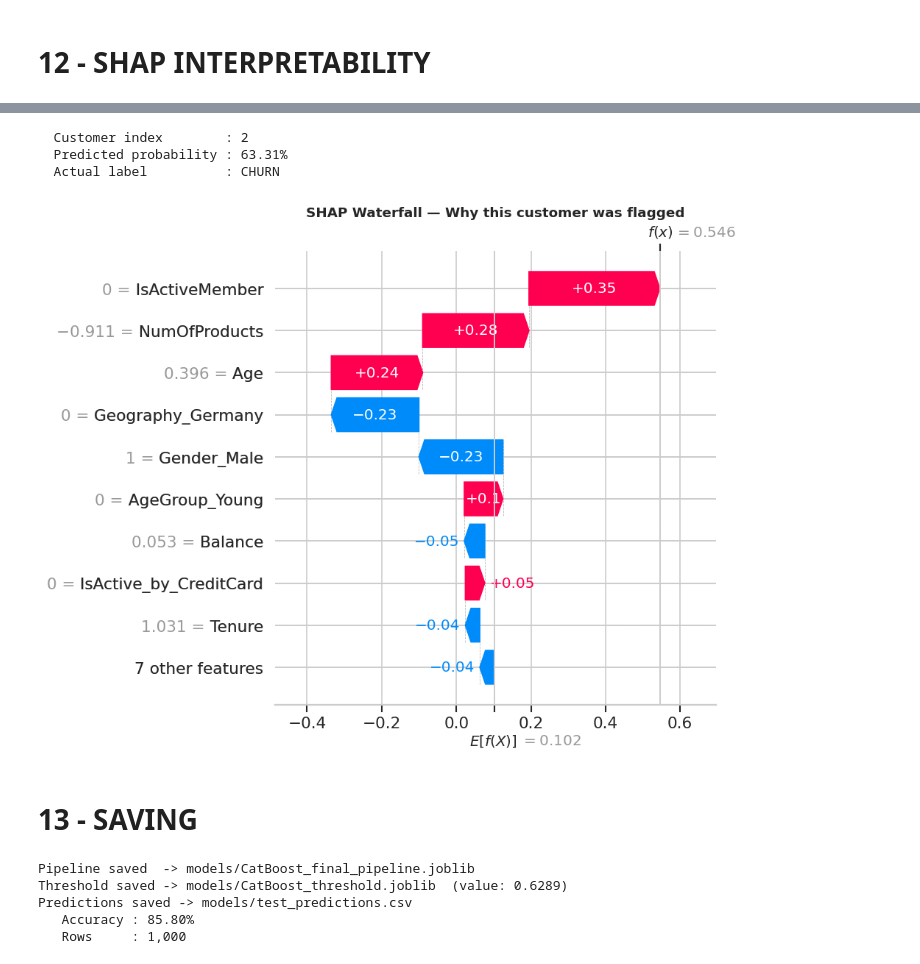
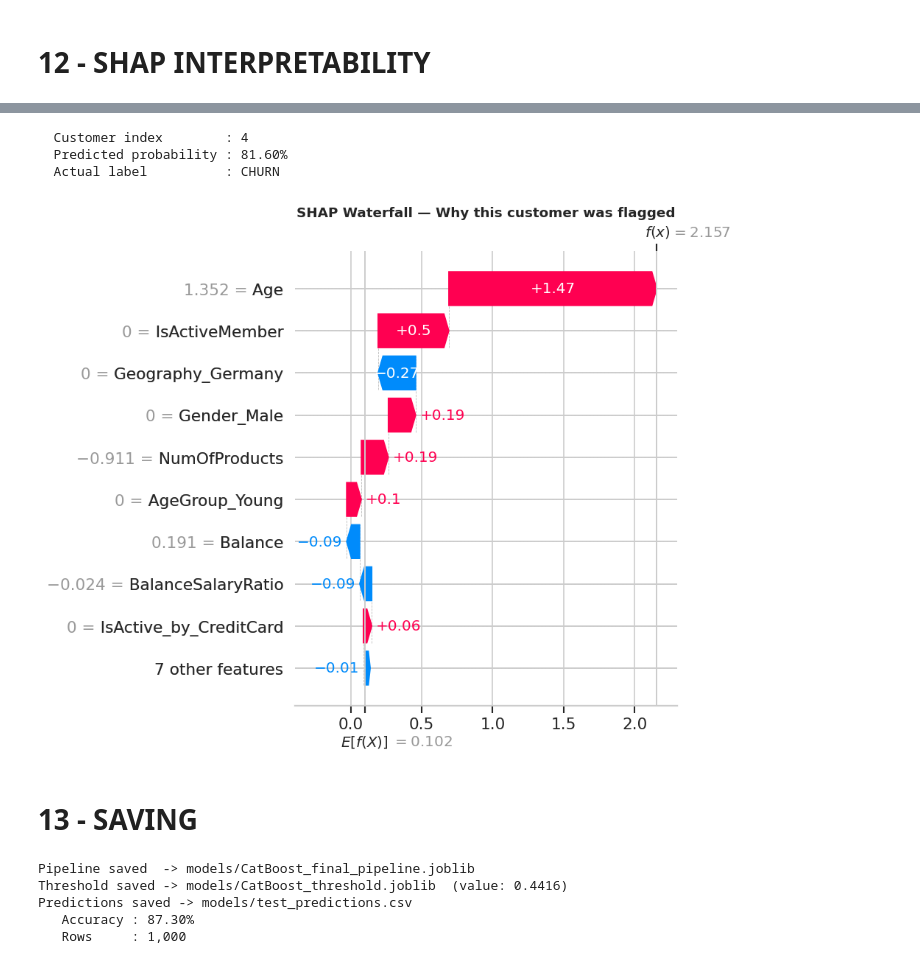
Before and after one commit to narendrapatel6321-dotcom/bank_churn_prediction, a Jupyter notebook: notebooks/churn_notebook.ipynb, the cells around one changed output, grey strips where cells are left out. Drawn from its saved outputs; the diff is of its cells as text; code cells hidden in the pictures.

```diff
--- a/notebooks/churn_notebook.ipynb
+++ b/notebooks/churn_notebook.ipynb
@@ -523,3 +525,11 @@ plot_pr_curve(y_test, y_probas_test, best_threshold, recall, precision, f1)
 plot_calibration_curve(y_test, y_probas_test, BEST_MODEL_NAME)
 # %% [output]
 [figure]
+# %%
+calibrated_pipeline = CalibratedClassifierCV(
+    final_pipeline,
+    method = 'isotonic',
+    cv     = 'prefit',
+)
+calibrated_pipeline.fit(X_train, y_train)
+print("Isotonic calibration applied.")
@@ -525,0 +538,24 @@ plot_calibration_curve(y_test, y_probas_test, BEST_MODEL_NAME)
+# %%
+# get calibrated probabilities
+y_probas_cal = calibrated_pipeline.predict_proba(X_test)[:, 1]
+
+# find threshold on calibrated probabilities via PR curve on test set
+prec_cal, rec_cal, thresh_cal = precision_recall_curve(y_test, y_probas_cal)
+f1_cal    = 2 * (prec_cal * rec_cal) / (prec_cal + rec_cal + 1e-8)
+valid_idx = np.where(rec_cal[:-1] >= RECALL_FLOOR)[0]
+
+if len(valid_idx) == 0:
+    print(f"  No threshold achieves Recall ≥ {RECALL_FLOOR}. Using global F1 max.")
+    best_idx = np.argmax(f1_cal[:-1])
+else:
+    best_idx = valid_idx[np.argmax(f1_cal[valid_idx])]
+
+best_threshold_cal = thresh_cal[best_idx]
+
+print(f"  Uncalibrated threshold : {best_threshold:.4f}")
+print(f"  Calibrated threshold   : {best_threshold_cal:.4f}")
+print(f"  Precision              : {prec_cal[best_idx]:.3f}")
+print(f"  Recall                 : {rec_cal[best_idx]:.3f}")
+print(f"  F1                     : {f1_cal[best_idx]:.3f}")
+
+y_pred_cal = (y_probas_cal >= best_threshold_cal).astype(int)
@@ -563,39 +609,39 @@ IsActive_by_CreditCard    0.070300
 CreditScore               0.030097
 # %%
 # individual prediction explanation (first true-positive churner)
-churned_mask = (y_test.values == 1) & (y_pred_test == 1)
+churned_mask = (y_test.values == 1) & (y_pred_cal == 1)
 tp_indices   = np.where(churned_mask)[0]
 # %%
 if len(tp_indices) == 0:
     print("No true-positive churners found. Lower the threshold or inspect FP cases.")
 else:
     idx      = tp_indices[0]
     customer = pd.Series(X_test_df.iloc[idx])
     plot_shap_waterfall(explainer         = explainer,
                         customer          = customer,
                         all_feature_names = all_feature_names,
-                        y_probas_test     = y_probas_test,
+                        y_probas_test     = y_probas_cal,
                         y_test            = y_test,
                         idx               = idx)
 # %% [output]
-  Customer index        : 2
-  Predicted probability : 63.31%
+  Customer index        : 4
+  Predicted probability : 81.60%
   Actual label          : CHURN
-[figure, old version]
+[figure, new version]
 # %% [markdown]
 # 13 - SAVING
 # %%
 save_pipeline_and_results(
-    final_pipeline = final_pipeline,
+    final_pipeline = calibrated_pipeline,
     model_name     = BEST_MODEL_NAME,
-    best_threshold = best_threshold,
+    best_threshold = best_threshold_cal,
     y_test         = y_test,
-    y_pred_test    = y_pred_test,
-    y_probas_test  = y_probas_test,
+    y_pred_test    = y_pred_cal,
+    y_probas_test  = y_probas_cal,
 )
 # %% [output]
 Pipeline saved  -> models/CatBoost_final_pipeline.joblib
-Threshold saved -> models/CatBoost_threshold.joblib  (value: 0.6289)
+Threshold saved -> models/CatBoost_threshold.joblib  (value: 0.4416)
 Predictions saved -> models/test_predictions.csv
-   Accuracy : 85.80%
+   Accuracy : 87.30%
    Rows     : 1,000
```
Also changed, not shown: parts of 6 cells of this notebook.
